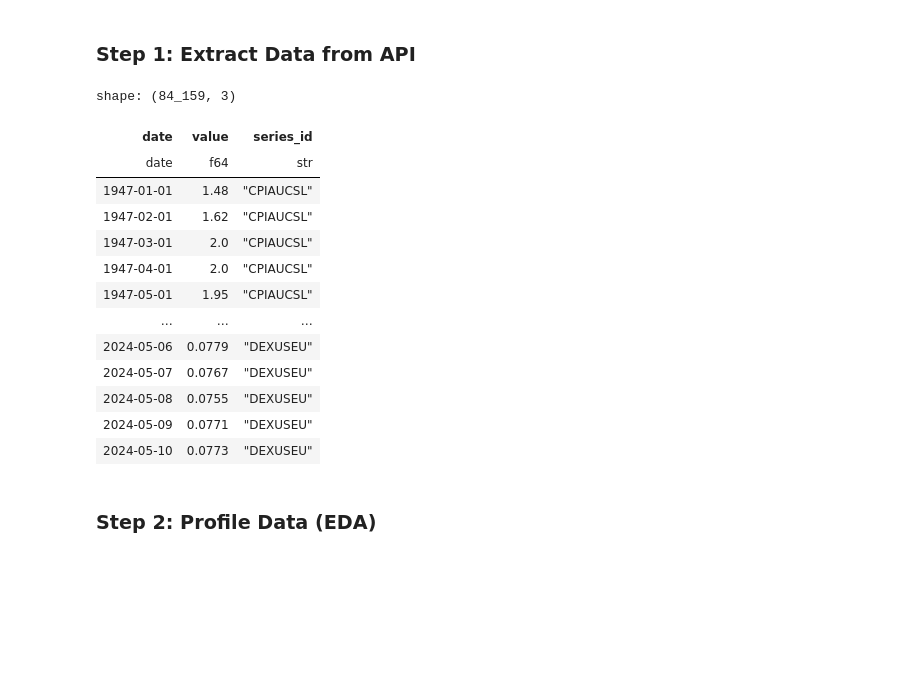
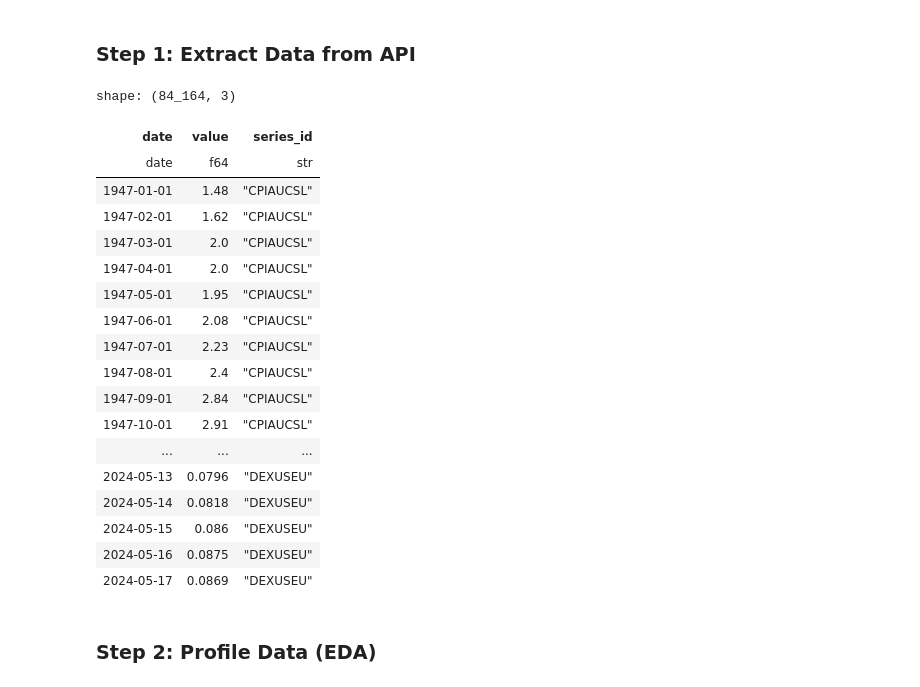
Before and after one commit to renan-peres/datasets, a Jupyter notebook: FRED-gov-data/gov-data-FRED-API.ipynb, the cells around one changed output. Saved outputs shown, nothing was run; the diff lists cells and outputs as text; code cells hidden in the pictures; blank space fills up the shorter version.

```diff
--- a/FRED-gov-data/gov-data-FRED-API.ipynb
+++ b/FRED-gov-data/gov-data-FRED-API.ipynb
@@ -4,9 +6,11 @@
 import requests
 import os
 import polars as pl
+from google.colab import userdata
+
 
 series_ids = ["CPIAUCSL", "FPCPITOTLZGUSA", "UNRATE", "GDP", "GDPC1", "FEDFUNDS", "WM2NS", "DEXUSEU"]
-api_key = os.getenv('FRED_API_KEY')
+api_key = userdata.get('FRED_API_KEY')
 
 def fetch_series(series_id):
     params = {
@@ -14,40 +18,45 @@ def fetch_series(series_id):
         "realtime_start": "1900-01-01",
         "api_key": api_key,
         "file_type": "json"
     }
     response = requests.get("https://api.stlouisfed.org/fred/series/observations", params=params)
     response.raise_for_status()  # Raise an exception for bad status codes
     data = response.json()
     df = pl.DataFrame(data["observations"]).select([
         pl.col("date").cast(pl.Date).alias("date"),
         pl.col("value").str.replace(".", '0').cast(pl.Float64).alias("value")
     ])
     df = df.select([
         "*",
         pl.lit(series_id).alias("series_id")
     ])
     return df
 
 dfs = [fetch_series(series_id) for series_id in series_ids]
 
 fact_Data = pl.concat(dfs)
 
 fact_Data
 # %% [output]
-shape: (84_159, 3)
+shape: (84_164, 3)
 | date | value | series_id |
 | date | f64 | str |
 | 1947-01-01 | 1.48 | "CPIAUCSL" |
 | 1947-02-01 | 1.62 | "CPIAUCSL" |
 | 1947-03-01 | 2.0 | "CPIAUCSL" |
 | 1947-04-01 | 2.0 | "CPIAUCSL" |
 | 1947-05-01 | 1.95 | "CPIAUCSL" |
-| … | … | … |
-| 2024-05-06 | 0.0779 | "DEXUSEU" |
-| 2024-05-07 | 0.0767 | "DEXUSEU" |
-| 2024-05-08 | 0.0755 | "DEXUSEU" |
-| 2024-05-09 | 0.0771 | "DEXUSEU" |
-| 2024-05-10 | 0.0773 | "DEXUSEU" |
+| 1947-06-01 | 2.08 | "CPIAUCSL" |
+| 1947-07-01 | 2.23 | "CPIAUCSL" |
+| 1947-08-01 | 2.4 | "CPIAUCSL" |
+| 1947-09-01 | 2.84 | "CPIAUCSL" |
+| 1947-10-01 | 2.91 | "CPIAUCSL" |
+| ... | ... | ... |
+| 2024-05-13 | 0.0796 | "DEXUSEU" |
+| 2024-05-14 | 0.0818 | "DEXUSEU" |
+| 2024-05-15 | 0.086 | "DEXUSEU" |
+| 2024-05-16 | 0.0875 | "DEXUSEU" |
+| 2024-05-17 | 0.0869 | "DEXUSEU" |
 # %% [markdown]
 ### **Step 2: Profile Data (EDA)**
 # %%
```
Also changed, not shown: parts of 3 cells of this notebook.
